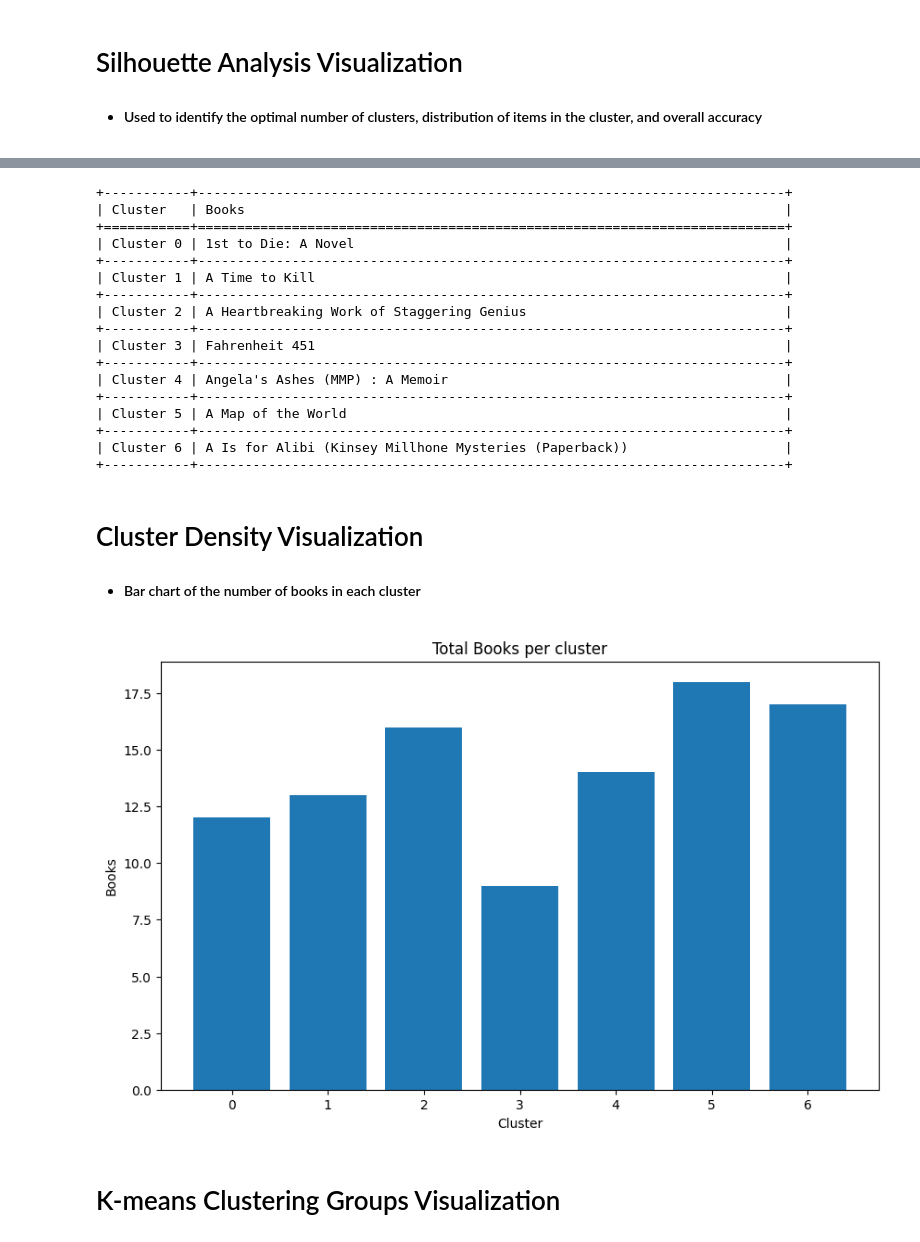
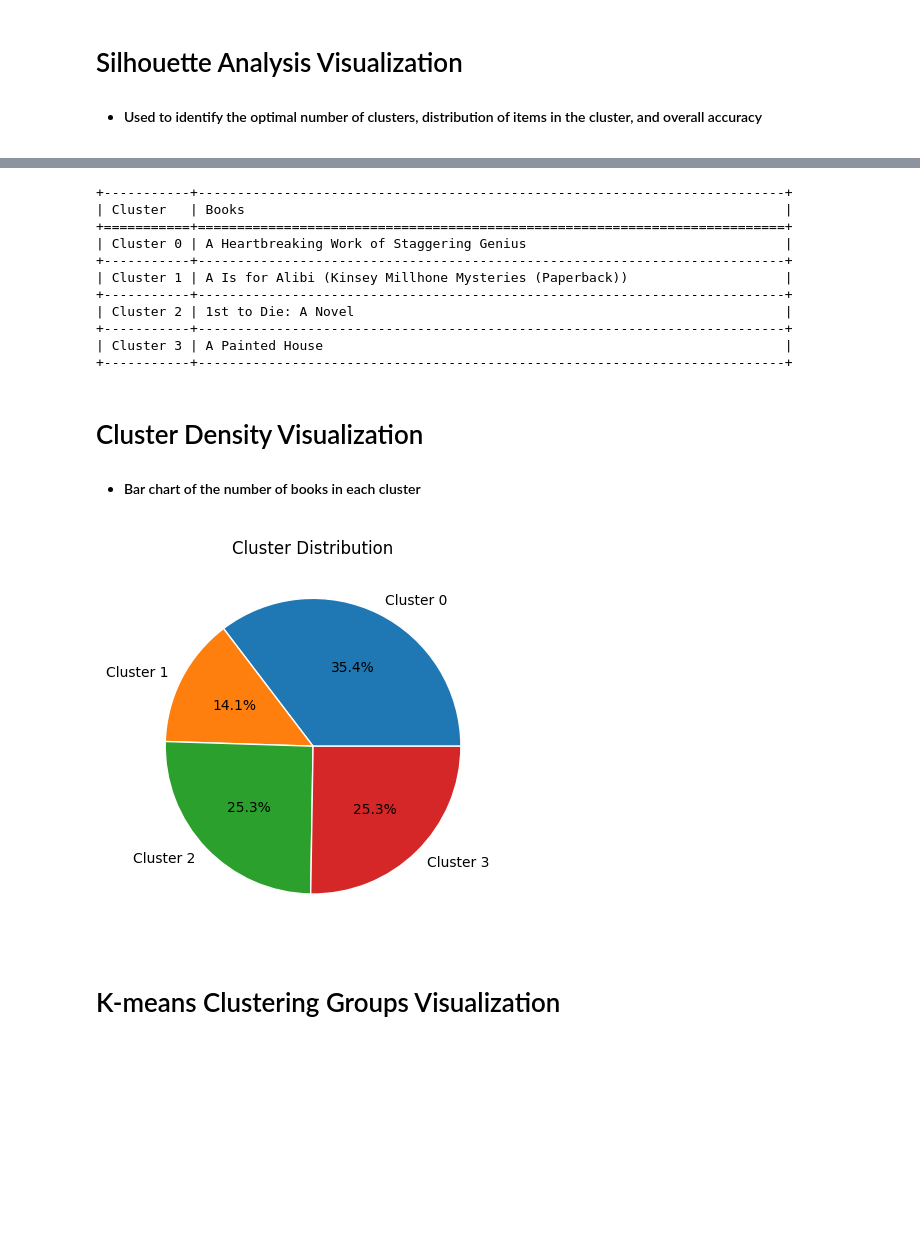
Before and after one commit to ElleyFolks/WGU-Capstone, a Jupyter notebook: task 2 code/WGU_Capstone.ipynb, the cells around one changed output, grey strips where cells are left out. Drawn from its saved outputs; the diff is of its cells as text; code cells hidden in the pictures; blank space fills up the shorter version.

```diff
--- a/task 2 code/WGU_Capstone.ipynb
+++ b/task 2 code/WGU_Capstone.ipynb
@@ -448,6 +426,6 @@ Number of clusters = 9, the average silhouette_score is 0.07372153550386429.
 # %%
 from sklearn.cluster import KMeans
-number_of_clusters = 7
+number_of_clusters = 4
 
 # fitting kmeans model to trained book embeddings
 kmeans = KMeans(n_clusters=number_of_clusters, random_state=42).fit(trained_book_embeddings)
@@ -469,33 +447,46 @@ print(tabulate(cluster_info, headers='keys', tablefmt='grid'))
 +-----------+---------------------------------------------------------------------------+
 | Cluster   | Books                                                                     |
 +===========+===========================================================================+
-| Cluster 0 | 1st to Die: A Novel                                                       |
+| Cluster 0 | A Heartbreaking Work of Staggering Genius                                 |
 +-----------+---------------------------------------------------------------------------+
-| Cluster 1 | A Time to Kill                                                            |
+| Cluster 1 | A Is for Alibi (Kinsey Millhone Mysteries (Paperback))                    |
 +-----------+---------------------------------------------------------------------------+
-| Cluster 2 | A Heartbreaking Work of Staggering Genius                                 |
+| Cluster 2 | 1st to Die: A Novel                                                       |
 +-----------+---------------------------------------------------------------------------+
-| Cluster 3 | Fahrenheit 451                                                            |
+| Cluster 3 | A Painted House                                                           |
 +-----------+---------------------------------------------------------------------------+
-| Cluster 4 | Angela's Ashes (MMP) : A Memoir                                           |
-+-----------+---------------------------------------------------------------------------+
-| Cluster 5 | A Map of the World                                                        |
-+-----------+---------------------------------------------------------------------------+
-| Cluster 6 | A Is for Alibi (Kinsey Millhone Mysteries (Paperback))                    |
-+-----------+---------------------------------------------------------------------------+
 # %% [markdown]
 # Cluster Density Visualization
 - #### Bar chart of the number of books in each cluster
 # %%
-# Setting up bar chart
-plt.figure(figsize=(10, 6))
-plt.bar(range(number_of_clusters), np.bincount(kmeans.labels_))
-plt.xlabel('Cluster')
-plt.ylabel('Books')
-plt.title('Total Books per cluster')
-plt.show()
+import matplotlib.pyplot as plt
+
+def create_cluster_pie_chart(cluster_labels, cluster_info):
+    """
+    Creates a pie chart to visualize the distribution of data points in each cluster.
+
+    Parameters:
+    - cluster_labels (numpy.ndarray): Array of cluster labels for each data point.
+    - cluster_info (list): List of dictionaries containing information about each cluster.
+
+    Returns:
+    None
+    """
+
+    # Count the number of data points in each cluster
+    cluster_counts = [len(cluster_labels[cluster_labels == i]) for i in range(len(cluster_info))]
+
+    # Create a pie chart
+    plt.pie(cluster_counts, labels=[cluster['Cluster'] for cluster in cluster_info], autopct='%1.1f%%', wedgeprops=dict(edgecolor='white'))
+    plt.title('Cluster Distribution')
+
+    # Display the chart
+    plt.show()
+
+# Create a pie chart to visualize the distribution of data points in each cluster
+create_cluster_pie_chart(kmeans.labels_, cluster_info)
 # %% [output]
-[figure, old version]
+[figure, new version]
 # %% [markdown]
 # K-means Clustering Groups Visualization
 # %%
```
Also changed, not shown: parts of 10 cells of this notebook, 1 other file.
